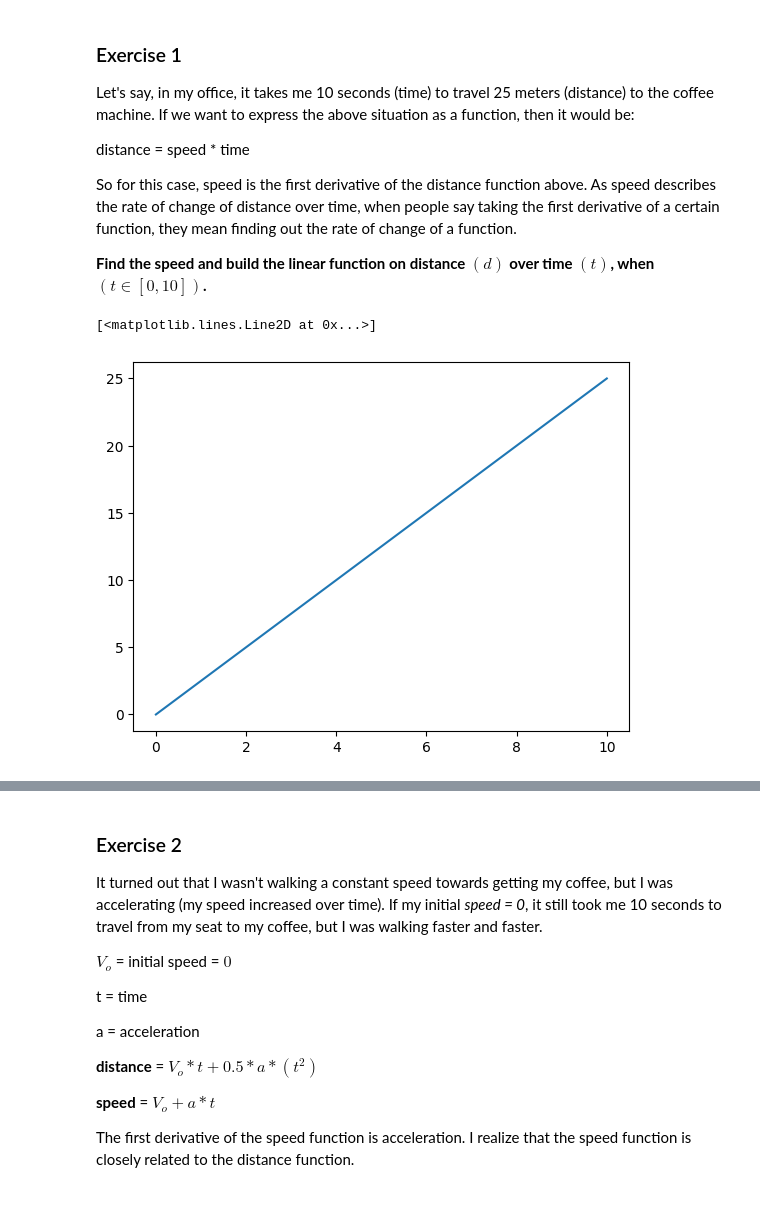
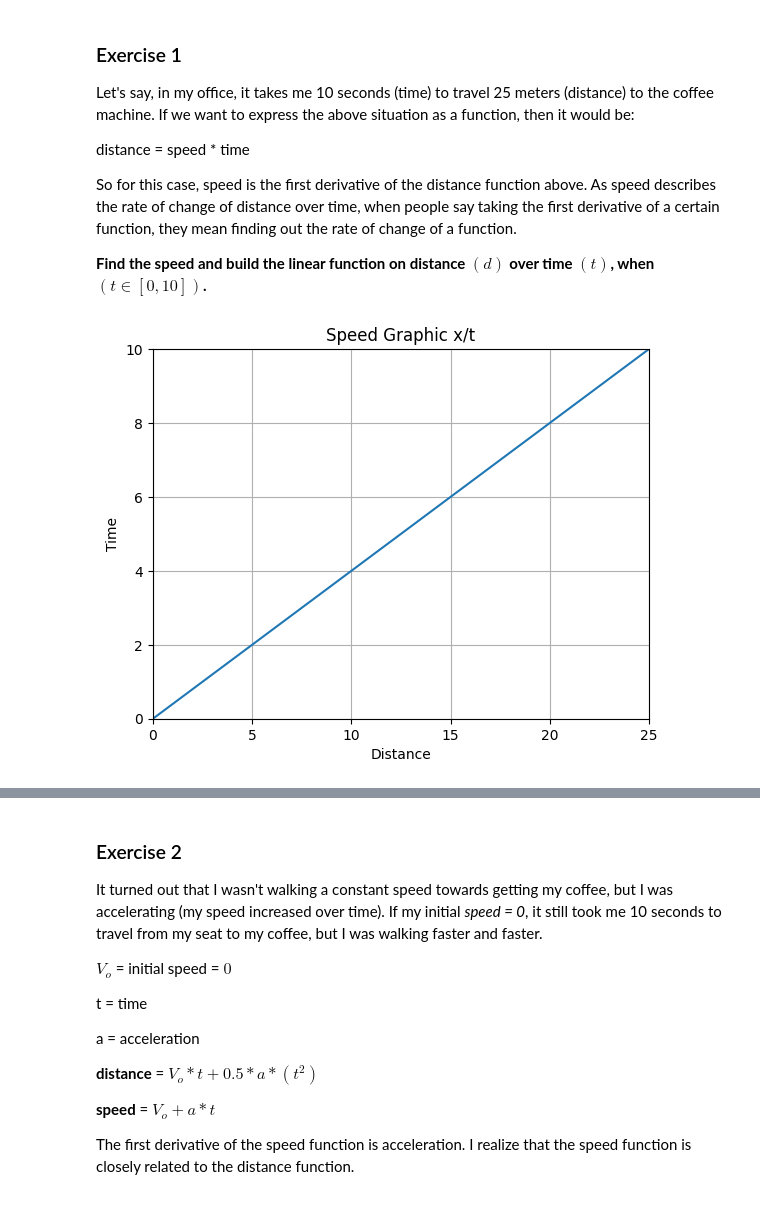
Before and after one commit to remelop03/calculus-and-algebra-problems-with-python, a Jupyter notebook: notebook/problems.ipynb, the cells around one changed output, grey strips where cells are left out. Cells and saved outputs as stored; diff of their text form; code cells hidden in the pictures.

```diff
--- a/notebook/problems.ipynb
+++ b/notebook/problems.ipynb
@@ -41,7 +30,6 @@ def x(t): return v*t
 # %%
-# Plot the distance function on domain (t)
-
-plt.plot(t,x(t))
+# Define variables and constans
+t=np.linspace(0,10,100)
+xf=25
+tf=10
+v=xf/tf
-# %% [output]
-[<matplotlib.lines.Line2D at 0x...>]
-[figure, removed]
@@ -48,2 +39,14 @@ plt.plot(t,x(t))
+# %%
+# Plot the function
+plt.plot(x(t),t)
+plt.title('Speed Graphic x/t')
+plt.xlabel('Distance')
+plt.ylabel('Time')
+plt.xlim(0,25)
+plt.ylim(0,10)
+plt.grid(True)
+plt.show()
+# %% [output]
+[figure, added]
 # %%
 # Create a DataFrame
```
Also changed, not shown: parts of 3 cells of this notebook.
